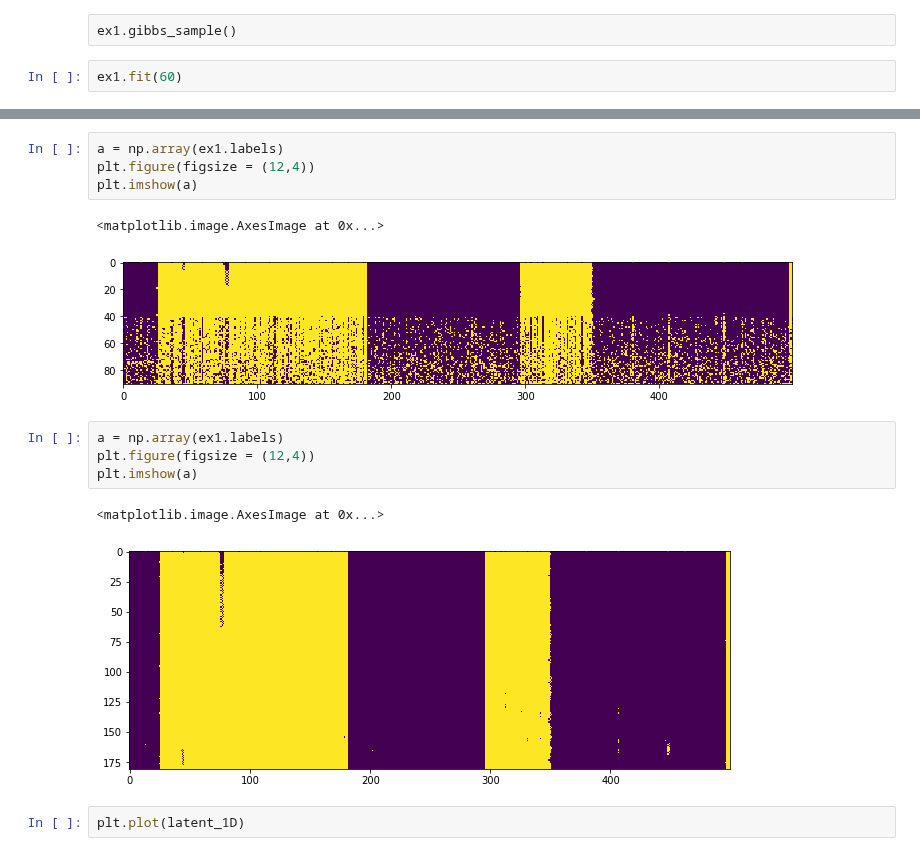
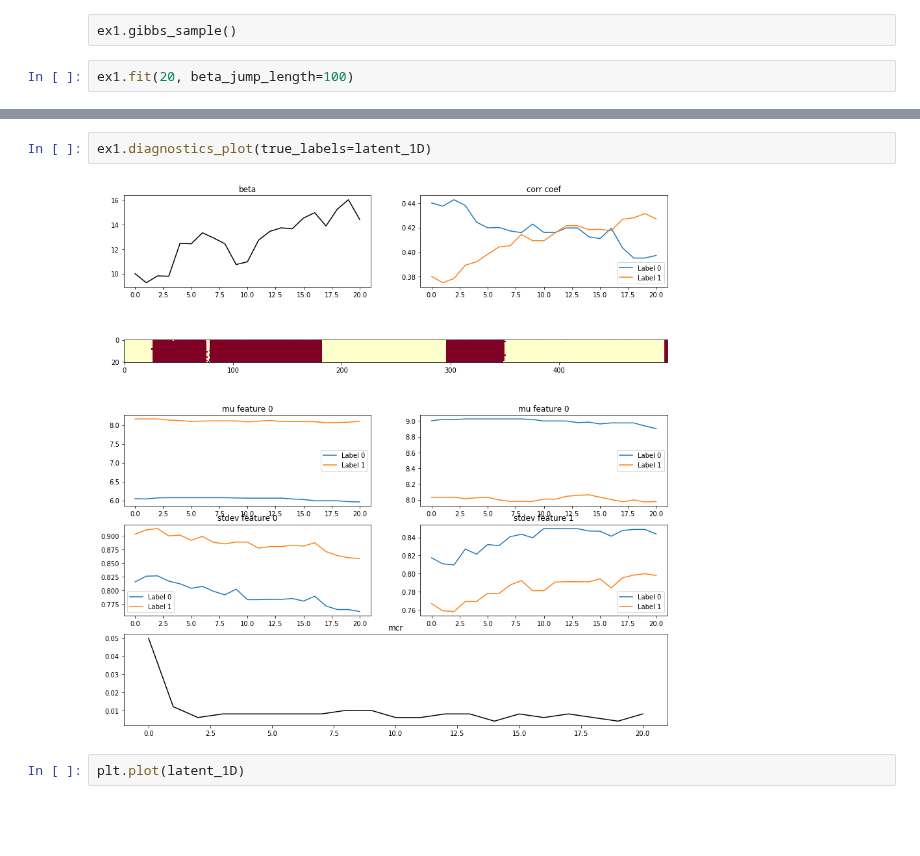
Before and after one commit to cgre-aachen/bayseg, a Jupyter notebook: notebooks/alex_prototyping.ipynb, the cells around one changed output, grey strips where cells are left out. Drawn from its saved outputs; the diff is of its cells as text; blank space fills up the shorter version.

Commit message:
- basic diagnostic visualization

```diff
--- a/notebooks/alex_prototyping.ipynb
+++ b/notebooks/alex_prototyping.ipynb
@@ -82,4 +80,4 @@ mixprob = np.zeros((500,2))
 # %% [raw]
 ex1.gibbs_sample()
 # %%
-ex1.fit(60)
+ex1.fit(20, beta_jump_length=100)
@@ -160,17 +84,7 @@ beta acc_ratio: [[ 0.72139154]]
-# %%
-a = np.array(ex1.labels)
-plt.figure(figsize = (12,4))
-plt.imshow(a)
-# %% [output]
-<matplotlib.image.AxesImage at 0x...>
-[figure, removed]
-# %%
-a = np.array(ex1.labels)
-plt.figure(figsize = (12,4))
-plt.imshow(a)
-# %% [output]
-<matplotlib.image.AxesImage at 0x...>
-[figure, removed]
+# %%
+ex1.diagnostics_plot(true_labels=latent_1D)
+# %% [output]
+[figure, added]
 # %%
 plt.plot(latent_1D)
 # %% [output]
```
Also changed, not shown: parts of 21 cells of this notebook, 1 other file.
